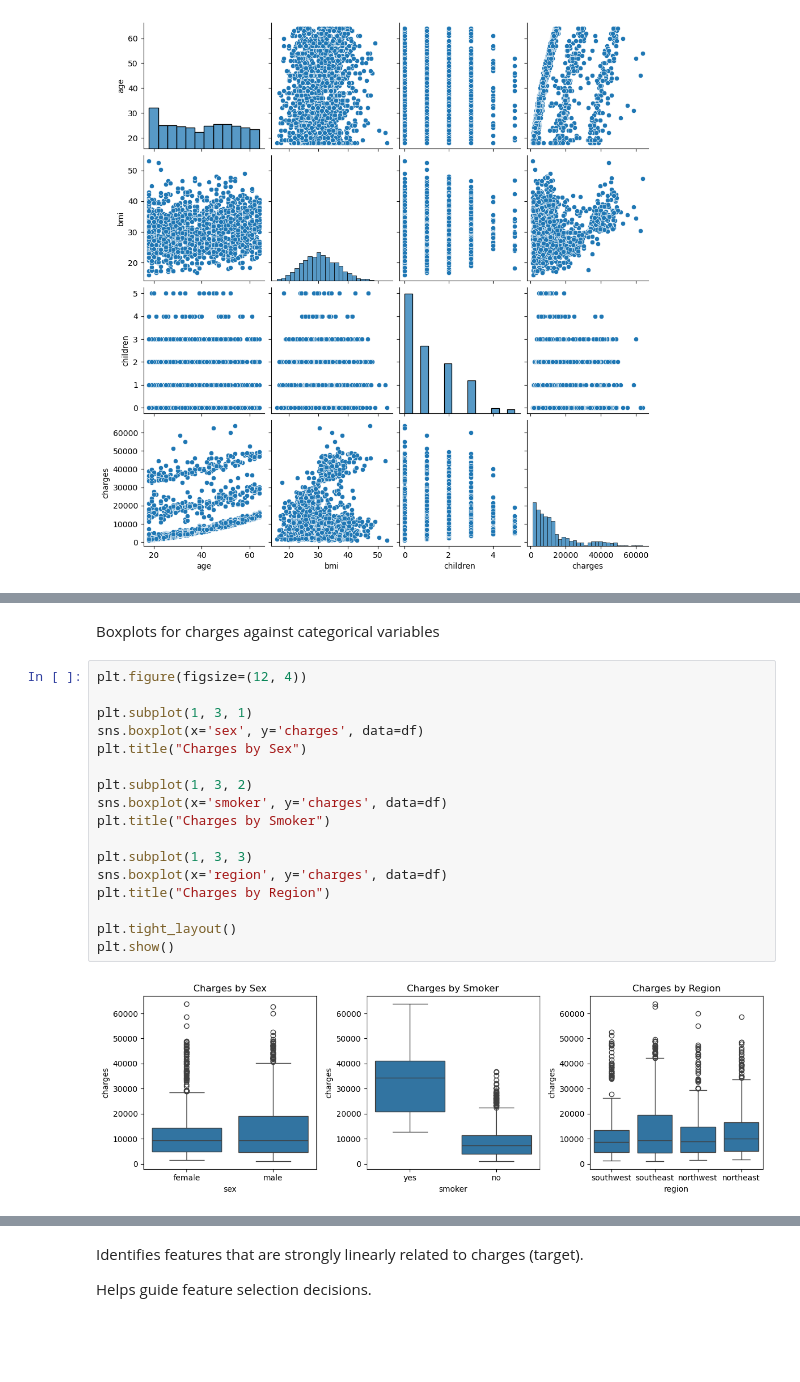
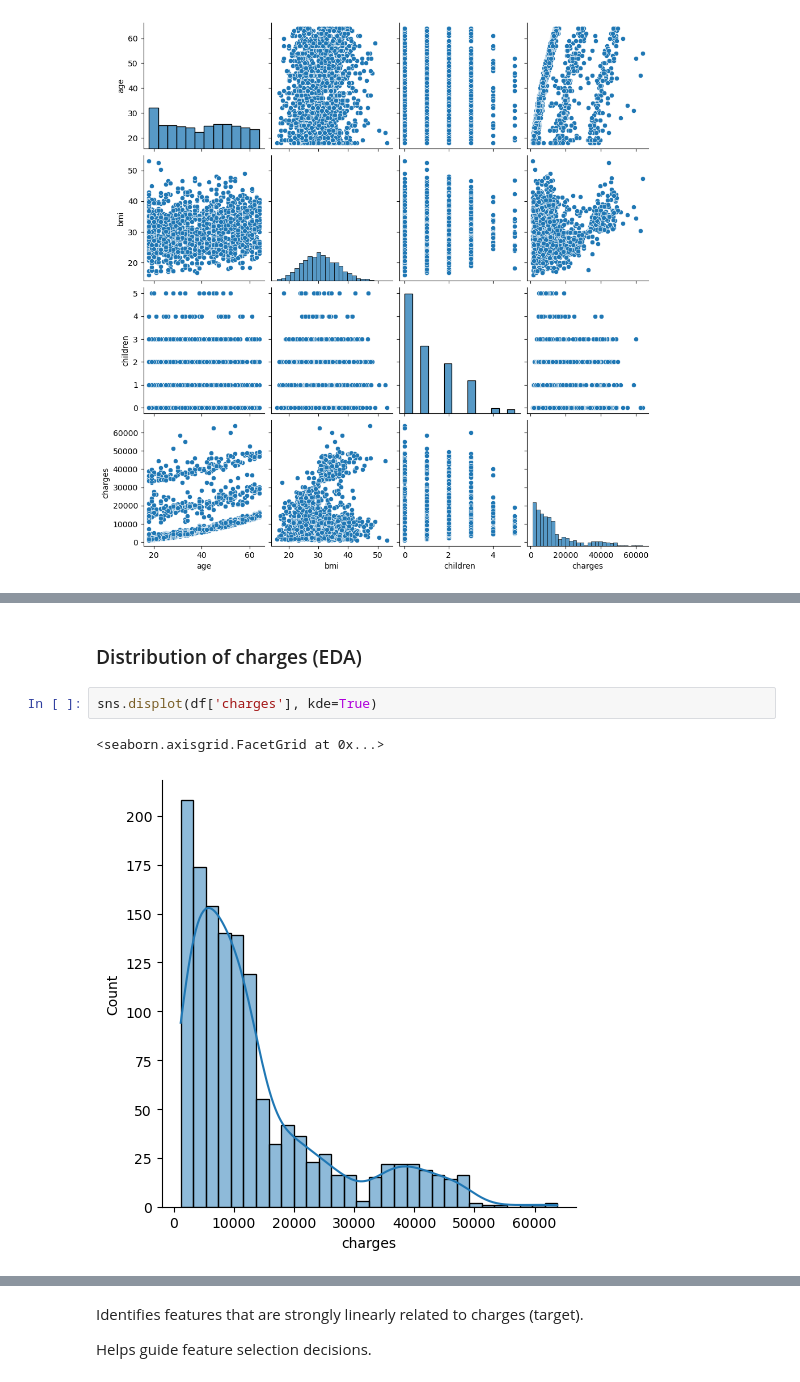
Before and after one commit to TristanGulzar/Medical-Aid-Data-Analysis, a Jupyter notebook: Part1.ipynb, the cells around one changed output, grey strips where cells are left out. Drawn from its saved outputs; the diff is of its cells as text; blank space fills up the shorter version.

```diff
--- a/Part1.ipynb
+++ b/Part1.ipynb
@@ -285,22 +275,8 @@ plt.show()
-# %% [markdown]
-Boxplots for charges against categorical variables
-# %%
-plt.figure(figsize=(12, 4))
-
-plt.subplot(1, 3, 1)
-sns.boxplot(x='sex', y='charges', data=df)
-plt.title("Charges by Sex")
-
-plt.subplot(1, 3, 2)
-sns.boxplot(x='smoker', y='charges', data=df)
-plt.title("Charges by Smoker")
-
-plt.subplot(1, 3, 3)
-sns.boxplot(x='region', y='charges', data=df)
-plt.title("Charges by Region")
-
-plt.tight_layout()
-plt.show()
-# %% [output]
-[figure, removed]
+# %% [markdown]
+### Distribution of charges (EDA)
+# %%
+sns.displot(df['charges'], kde=True)
+# %% [output]
+<seaborn.axisgrid.FacetGrid at 0x...>
+[figure, added]
 # %% [markdown]
```
Also changed, not shown: parts of 63 cells of this notebook, 2 other files.
